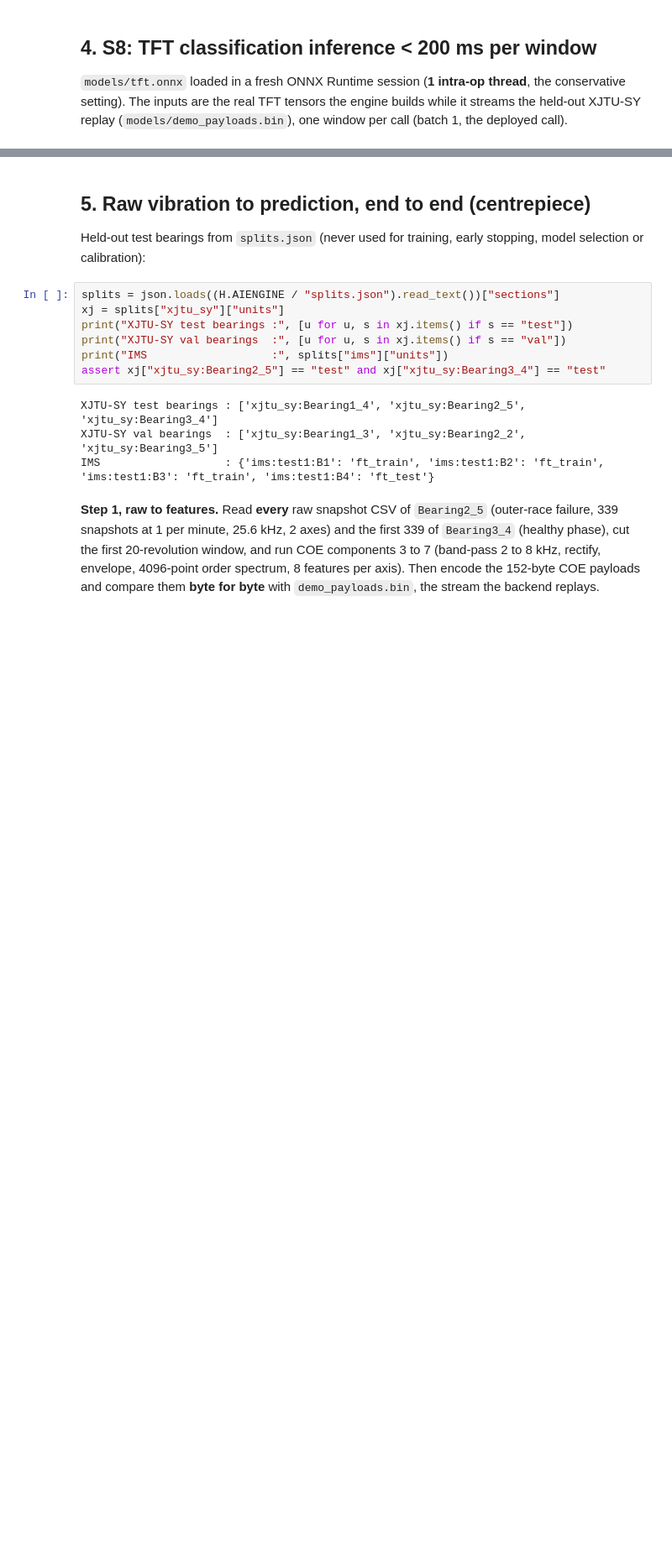
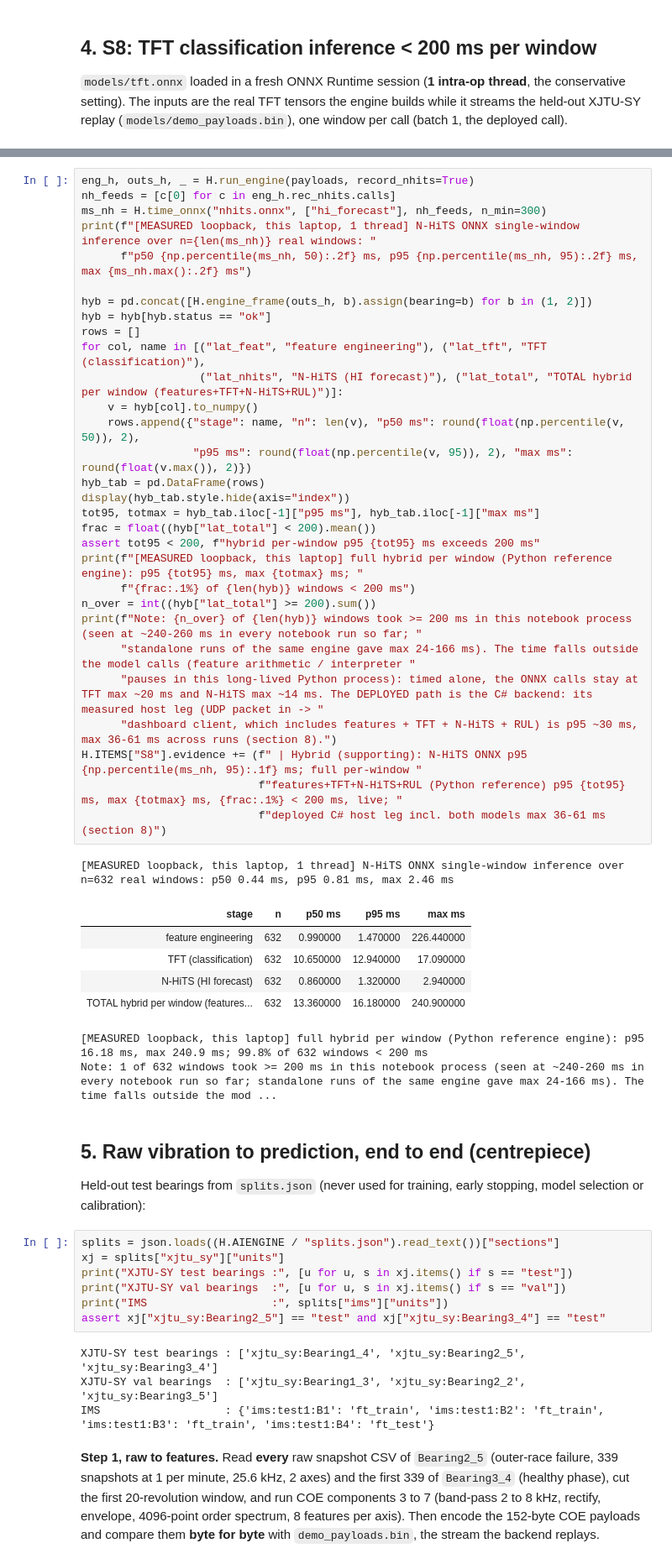
Before and after one commit to amussab/Digital-Twin-Senior-Proj, a Jupyter notebook: AI-engine/notebooks/PPR_ICS_Evidence.ipynb, the cells around one changed output, grey strips where cells are left out. Shown at 84% size. Saved outputs shown, nothing was run; the diff lists cells and outputs as text; blank space fills up the shorter version.

```diff
--- a/AI-engine/notebooks/PPR_ICS_Evidence.ipynb
+++ b/AI-engine/notebooks/PPR_ICS_Evidence.ipynb
@@ -300,3 +308,42 @@ H.ITEMS["S8"].section = "4"
+# %%
+eng_h, outs_h, _ = H.run_engine(payloads, record_nhits=True)
+nh_feeds = [c[0] for c in eng_h.rec_nhits.calls]
+ms_nh = H.time_onnx("nhits.onnx", ["hi_forecast"], nh_feeds, n_min=300)
+print(f"[MEASURED loopback, this laptop, 1 thread] N-HiTS ONNX single-window inference over n={len(ms_nh)} real windows: "
+      f"p50 {np.percentile(ms_nh, 50):.2f} ms, p95 {np.percentile(ms_nh, 95):.2f} ms, max {ms_nh.max():.2f} ms")
+
+hyb = pd.concat([H.engine_frame(outs_h, b).assign(bearing=b) for b in (1, 2)])
+hyb = hyb[hyb.status == "ok"]
+rows = []
+for col, name in [("lat_feat", "feature engineering"), ("lat_tft", "TFT (classification)"),
+                  ("lat_nhits", "N-HiTS (HI forecast)"), ("lat_total", "TOTAL hybrid per window (features+TFT+N-HiTS+RUL)")]:
+    v = hyb[col].to_numpy()
+    rows.append({"stage": name, "n": len(v), "p50 ms": round(float(np.percentile(v, 50)), 2),
+                 "p95 ms": round(float(np.percentile(v, 95)), 2), "max ms": round(float(v.max()), 2)})
+hyb_tab = pd.DataFrame(rows)
+display(hyb_tab.style.hide(axis="index"))
+tot95, totmax = hyb_tab.iloc[-1]["p95 ms"], hyb_tab.iloc[-1]["max ms"]
+frac = float((hyb["lat_total"] < 200).mean())
+assert tot95 < 200, f"hybrid per-window p95 {tot95} ms exceeds 200 ms"
+print(f"[MEASURED loopback, this laptop] full hybrid per window (Python reference engine): p95 {tot95} ms, max {totmax} ms; "
+      f"{frac:.1%} of {len(hyb)} windows < 200 ms")
+n_over = int((hyb["lat_total"] >= 200).sum())
+print(f"Note: {n_over} of {len(hyb)} windows took >= 200 ms in this notebook process (seen at ~240-260 ms in every notebook run so far; "
+      "standalone runs of the same engine gave max 24-166 ms). The time falls outside the model calls (feature arithmetic / interpreter "
+      "pauses in this long-lived Python process): timed alone, the ONNX calls stay at TFT max ~20 ms and N-HiTS max ~14 ms. The DEPLOYED path is the C# backend: its measured host leg (UDP packet in -> "
+      "dashboard client, which includes features + TFT + N-HiTS + RUL) is p95 ~30 ms, max 36-61 ms across runs (section 8).")
+H.ITEMS["S8"].evidence += (f" | Hybrid (supporting): N-HiTS ONNX p95 {np.percentile(ms_nh, 95):.1f} ms; full per-window "
+                           f"features+TFT+N-HiTS+RUL (Python reference) p95 {tot95} ms, max {totmax} ms, {frac:.1%} < 200 ms, live; "
+                           f"deployed C# host leg incl. both models max 36-61 ms (section 8)")
+# %% [output]
+[MEASURED loopback, this laptop, 1 thread] N-HiTS ONNX single-window inference over n=632 real windows: p50 0.44 ms, p95 0.81 ms, max 2.46 ms
+| stage | n | p50 ms | p95 ms | max ms |
+| feature engineering | 632 | 0.990000 | 1.470000 | 226.440000 |
+| TFT (classification) | 632 | 10.650000 | 12.940000 | 17.090000 |
+| N-HiTS (HI forecast) | 632 | 0.860000 | 1.320000 | 2.940000 |
+| TOTAL hybrid per window (features... | 632 | 13.360000 | 16.180000 | 240.900000 |
+[MEASURED loopback, this laptop] full hybrid per window (Python reference engine): p95 16.18 ms, max 240.9 ms; 99.8% of 632 windows < 200 ms
+Note: 1 of 632 windows took >= 200 ms in this notebook process (seen at ~240-260 ms in every notebook run so far; standalone runs of the same engine gave max 24-166 ms). The time falls outside the mod ...
 # %% [markdown]
 ## 5. Raw vibration to prediction, end to end (centrepiece)
 
```
Also changed, not shown: parts of 17 cells of this notebook, 3 other files.
